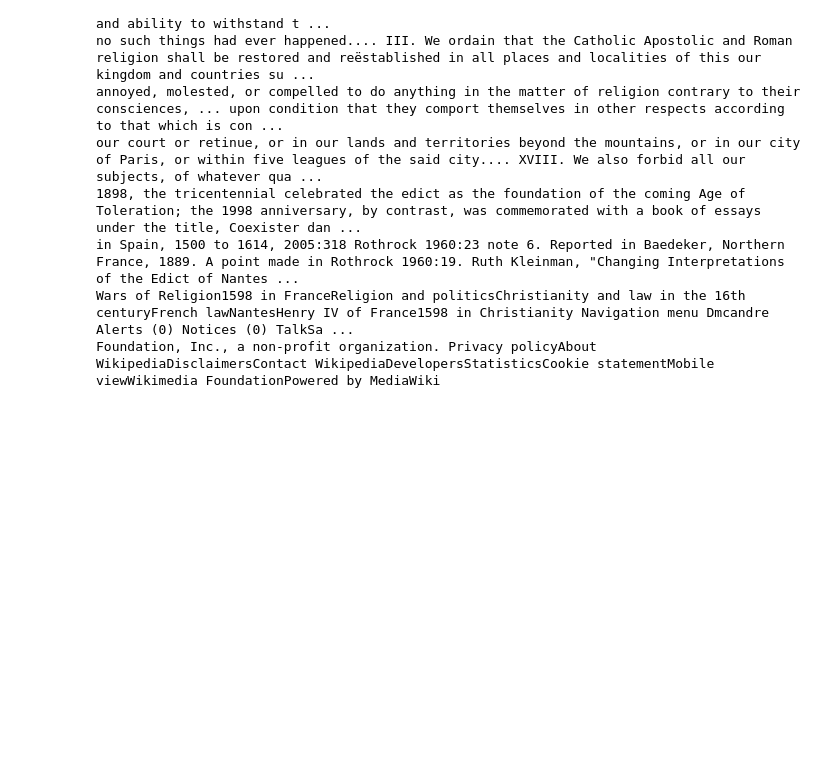
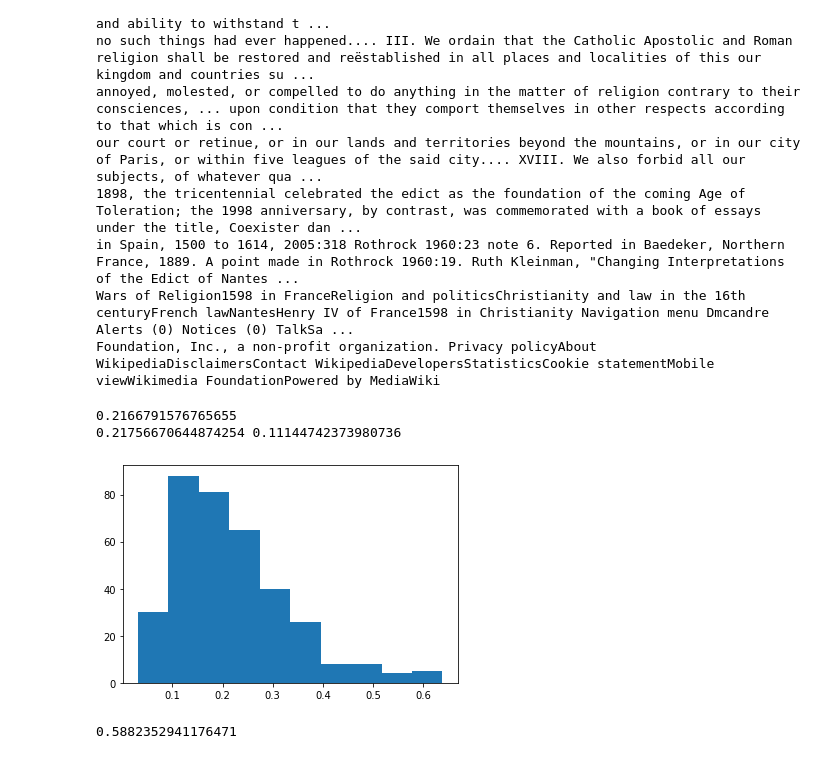
Before and after one commit to Dmacracy/NLP-Project, a Jupyter notebook: src/QAModelTesting.ipynb, the cells around one changed output. Cells and saved outputs as stored; diff of their text form; code cells hidden in the pictures; blank space fills up the shorter version.

Commit message:
Fixed SQuAD Distilbert performance issues. Improved BM25 scoring. Added n-gram hashing. Added Rogue-L evaluations fro predictions.

```diff
--- a/src/QAModelTesting.ipynb
+++ b/src/QAModelTesting.ipynb
@@ -414,3 +410,42 @@ This page was last edited on 29 April 2020, at 16:15.
 Text is available under the Creative Commons Attribution-ShareAlike License; additional terms may apply. By using this site, you agree to the Terms of Use and Privacy Policy. Wikipedia® is a registered trademark of the Wikimedia Foundation, Inc., a non-profit organization.
 Privacy policyAbout WikipediaDisclaimersContact WikipediaDevelopersStatisticsCookie statementMobile viewWikimedia FoundationPowered by MediaWiki
 '''
+# %%
+def create_rogue_eval_files(predDir, outDir, max_over_preds=False):
+    #singlepredsFilename = os.path.join(outDir, "preds.txt")
+    #singleanswFilename  = os.path.join(outDir, "ans.txt")
+    #scoreFilename = os.path.join(outDir, "scores.csv")
+    if not os.path.exists(outDir):
+        os.makedirs(outDir)
+    totscore = 0
+    totcount = 0
+    microevals = []
+    for predcsv in os.listdir(predDir):
+        df = pd.read_csv(os.path.join(predDir, predcsv))
+        #print(predcsv)
+        dfscore = df[['predicted_answers', 'answer1', 'answer2']].apply(lambda x : score_ans(*x, max_over_preds), axis=1)
+        #preds += df["predicted_answers"].to_list()
+        #answs1 += df["answer1"].to_list()
+        #answ2
+    #with open(singlepredsFilename, "w") as singlepredsFile:
+    #    for pred in preds:
+    #        singlepredsFile.write("%s\n" % literal_eval(pred)[0])
+    #with open(singleanswFilename, "w") as singleanswFile:
+    #    for answ in answs:
+    #        singleanswFile.write("%s\n" % answ)
+    #   dfscore.to_csv(scoreFilename,index=False)
+        totscore += dfscore.sum()
+        totcount += dfscore.count()
+        microevals.append(dfscore.sum()/dfscore.count())
+    microevals = np.array(microevals)
+    print(totscore/totcount)
+    print(np.mean(microevals), np.std(microevals))
+    return microevals
+# %%
+microevals = create_rogue_eval_files("../data/predictions/unitTesting_save", "../data/predictions/unitTesting", False)
+plt.hist(microevals)
+plt.show()
+# %% [output]
+0.2166791576765655
+0.21756670644874254 0.11144742373980736
+[figure, added]
@@ -416,0 +464,4 @@ Privacy policyAbout WikipediaDisclaimersContact WikipediaDevelopersStatisticsCoo
+# %%
+scores["rougeL"].fmeasure
+# %% [output]
+0.5882352941176471
```
Also changed, not shown: parts of 9 cells of this notebook, 3 other files.
